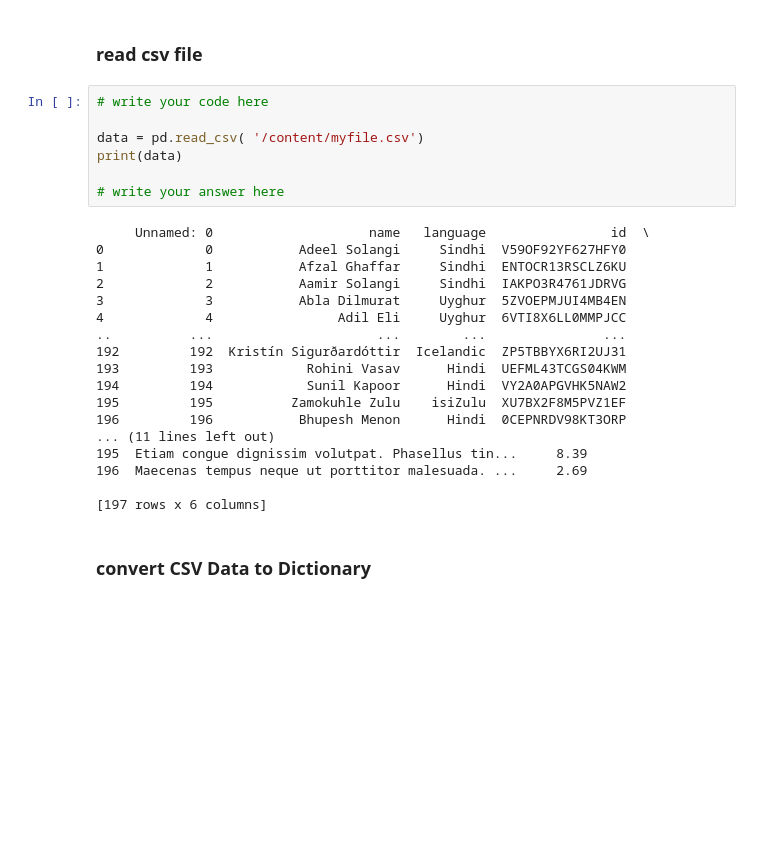
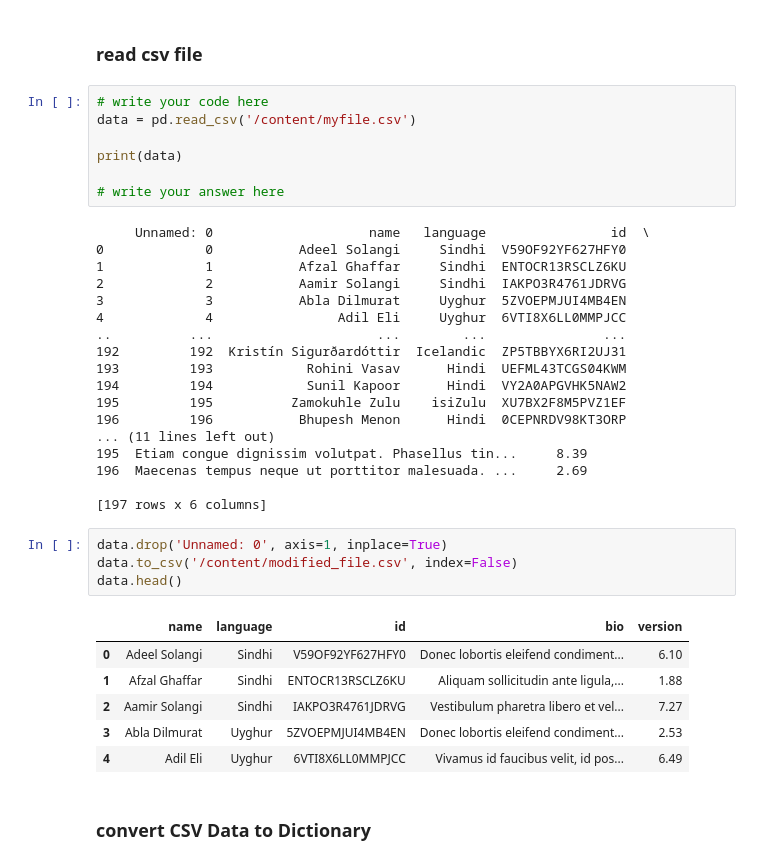
Before and after one commit to NuraddinQJ/AiDojo-Bootcamp, a Jupyter notebook: Week1-Test.ipynb, the cells around one changed output. Saved outputs shown, nothing was run; the diff lists cells and outputs as text; blank space fills up the shorter version.

```diff
--- a/Week1-Test.ipynb
+++ b/Week1-Test.ipynb
@@ -48,8 +48,8 @@ import csv
 ### read csv file
 # %%
 # write your code here
+data = pd.read_csv('/content/myfile.csv')
 
-data = pd.read_csv( '/content/myfile.csv')
 print(data)
 
 # write your answer here
@@ -71,6 +71,17 @@ print(data)
 196  Maecenas tempus neque ut porttitor malesuada. ...     2.69
 
 [197 rows x 6 columns]
+# %%
+data.drop('Unnamed: 0', axis=1, inplace=True)
+data.to_csv('/content/modified_file.csv', index=False)
+data.head()
+# %% [output]
+|  | name | language | id | bio | version |
+| 0 | Adeel Solangi | Sindhi | V59OF92YF627HFY0 | Donec lobortis eleifend condiment... | 6.10 |
+| 1 | Afzal Ghaffar | Sindhi | ENTOCR13RSCLZ6KU | Aliquam sollicitudin ante ligula,... | 1.88 |
+| 2 | Aamir Solangi | Sindhi | IAKPO3R4761JDRVG | Vestibulum pharetra libero et vel... | 7.27 |
+| 3 | Abla Dilmurat | Uyghur | 5ZVOEPMJUI4MB4EN | Donec lobortis eleifend condiment... | 2.53 |
+| 4 | Adil Eli | Uyghur | 6VTI8X6LL0MMPJCC | Vivamus id faucibus velit, id pos... | 6.49 |
 # %% [markdown]
 ### convert CSV Data to Dictionary
 # %% [markdown]
```
Also changed, not shown: parts of 8 cells of this notebook.
